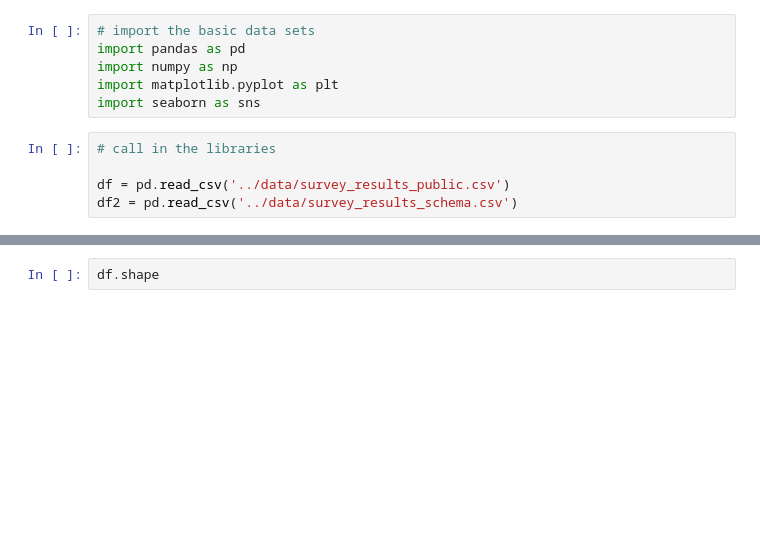
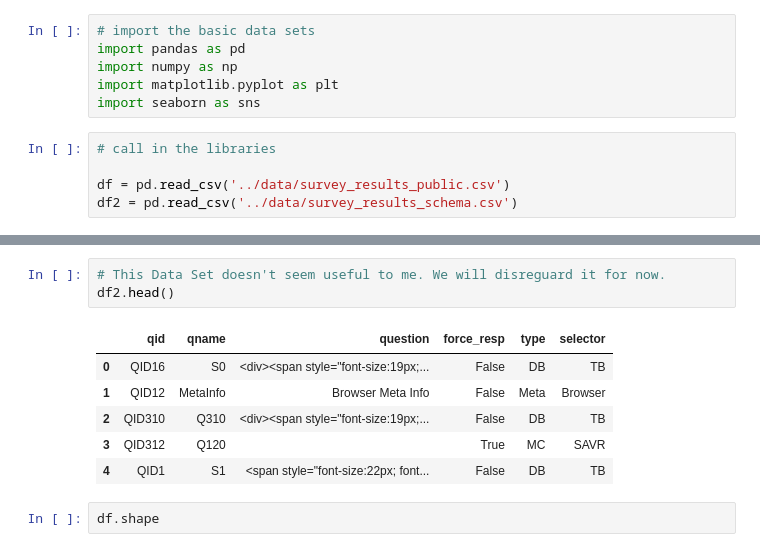
Before and after one commit to Jack-Merrett/stack_overflow_2023_survey_analysis_project, a Jupyter notebook: notebook/analysis_notebook.ipynb, the cells around one changed output, grey strips where cells are left out. Saved outputs shown, nothing was run; the diff lists cells and outputs as text; blank space fills up the shorter version.

```diff
--- a/notebook/analysis_notebook.ipynb
+++ b/notebook/analysis_notebook.ipynb
@@ -27,3 +39,13 @@ df2 = pd.read_csv('../data/survey_results_schema.csv')
+# %%
+# This Data Set doesn't seem useful to me. We will disreguard it for now.
+df2.head()
+# %% [output]
+|  | qid | qname | question | force_resp | type | selector |
+| 0 | QID16 | S0 | <div><span style="font-size:19px;... | False | DB | TB |
+| 1 | QID12 | MetaInfo | Browser Meta Info | False | Meta | Browser |
+| 2 | QID310 | Q310 | <div><span style="font-size:19px;... | False | DB | TB |
+| 3 | QID312 | Q120 |  | True | MC | SAVR |
+| 4 | QID1 | S1 | <span style="font-size:22px; font... | False | DB | TB |
 # %%
 df.shape
 # %% [output]
```
Also changed, not shown: parts of 12 cells of this notebook, 1 other file.
